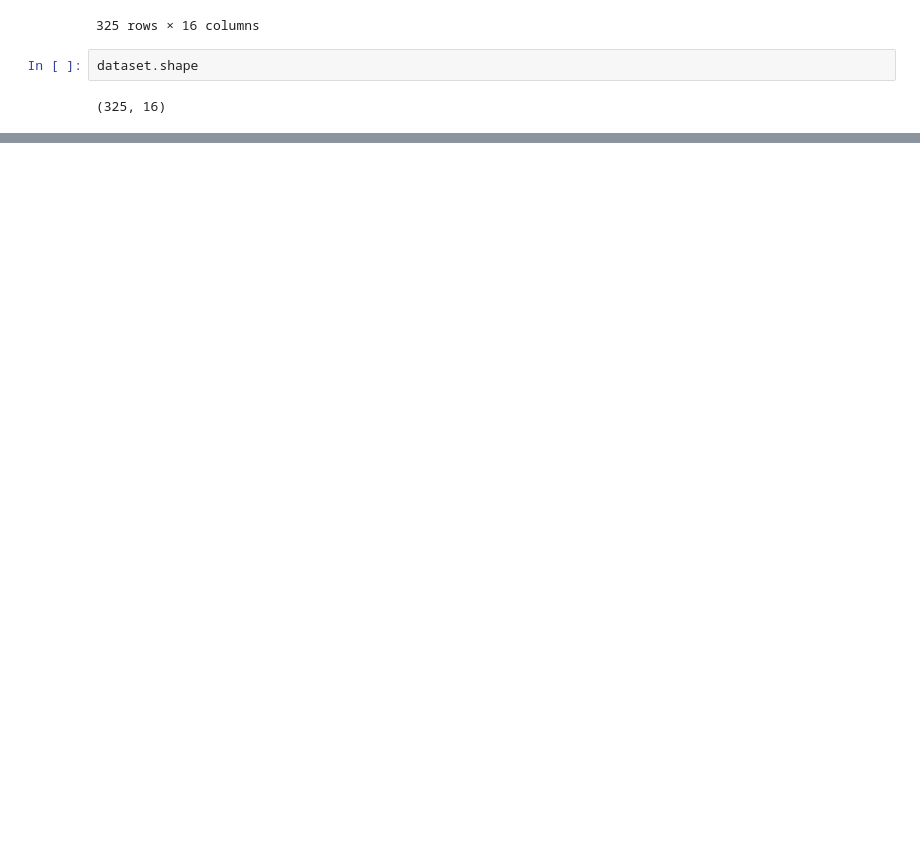
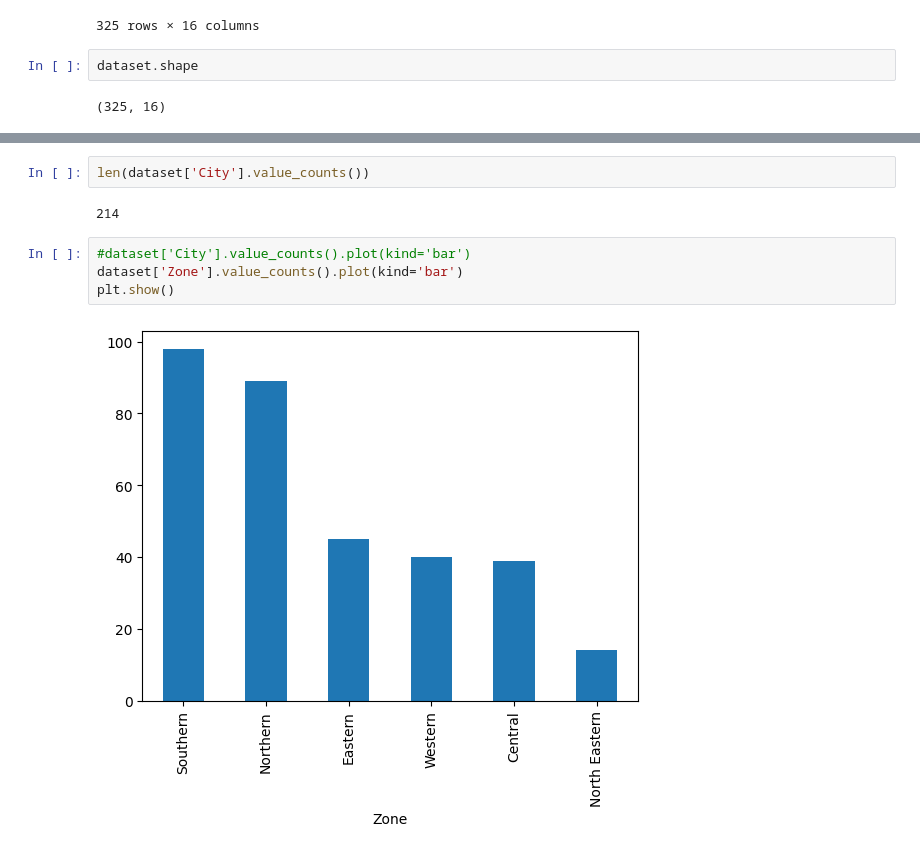
Before and after one commit to Mani007/dunuIPproject, a Jupyter notebook: opendataproject.ipynb, the cells around one changed output, grey strips where cells are left out. Saved outputs shown, nothing was run; the diff lists cells and outputs as text; blank space fills up the shorter version.

Commit message:
open dataset complete

```diff
--- a/opendataproject.ipynb
+++ b/opendataproject.ipynb
@@ -25,0 +42,10 @@ dataset.shape
+# %%
+len(dataset['City'].value_counts())
+# %% [output]
+214
+# %%
+#dataset['City'].value_counts().plot(kind='bar')
+dataset['Zone'].value_counts().plot(kind='bar')
+plt.show()
+# %% [output]
+[figure, added]
```
Also changed, not shown: parts of 2 cells of this notebook.
